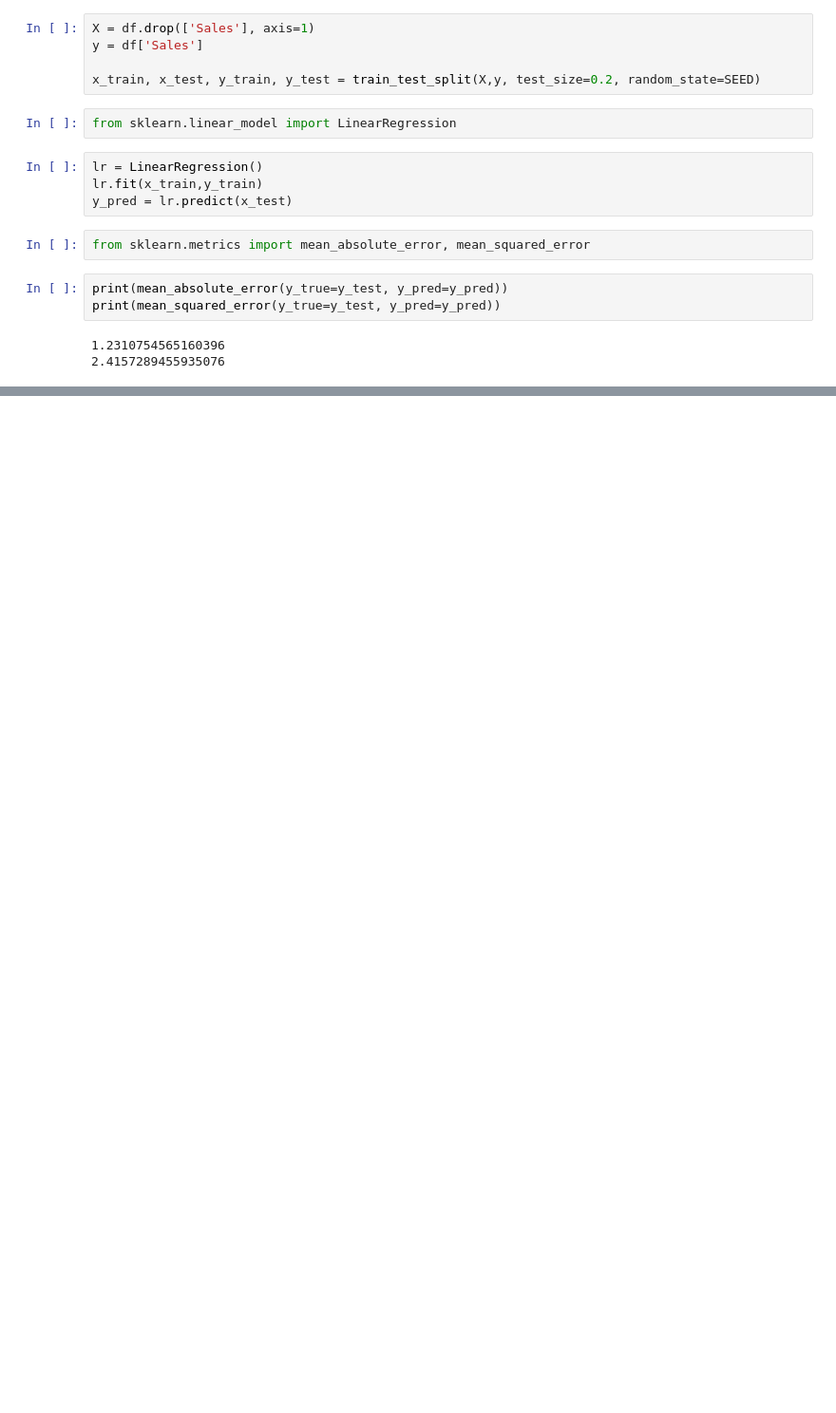
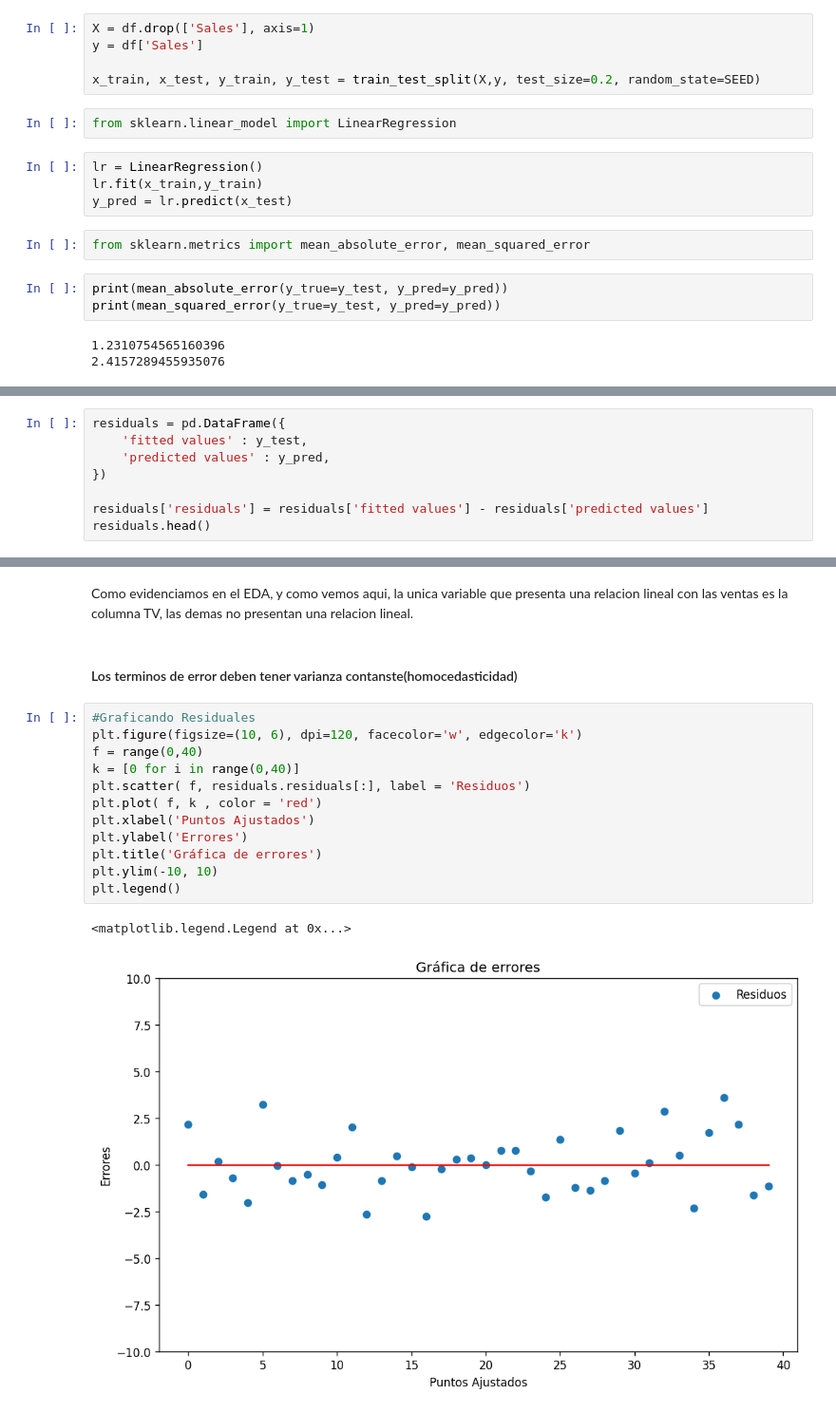
Before and after one commit to ForwardslashJP/Sales_Prediction, a Jupyter notebook: Sales_Prediction.ipynb, the cells around one changed output, grey strips where cells are left out. Shown: that part at 95% size. Saved outputs shown, nothing was run; the diff lists cells and outputs as text; blank space fills up the shorter version.

```diff
--- a/Sales_Prediction.ipynb
+++ b/Sales_Prediction.ipynb
@@ -44,0 +50,8 @@ print(mean_squared_error(y_true=y_test, y_pred=y_pred))
+# %%
+residuals = pd.DataFrame({
+    'fitted values' : y_test,
+    'predicted values' : y_pred,
+})
+
+residuals['residuals'] = residuals['fitted values'] - residuals['predicted values']
+residuals.head()
@@ -44,0 +76,19 @@ print(mean_squared_error(y_true=y_test, y_pred=y_pred))
+# %% [markdown]
+Como evidenciamos en el EDA, y como vemos aqui, la unica variable que presenta una relacion lineal con las ventas es la columna TV, las demas no presentan una relacion lineal.
+# %% [markdown]
+#### Los terminos de error deben tener varianza contanste(homocedasticidad)
+# %%
+#Graficando Residuales
+plt.figure(figsize=(10, 6), dpi=120, facecolor='w', edgecolor='k')
+f = range(0,40)
+k = [0 for i in range(0,40)]
+plt.scatter( f, residuals.residuals[:], label = 'Residuos')
+plt.plot( f, k , color = 'red')
+plt.xlabel('Puntos Ajustados')
+plt.ylabel('Errores')
+plt.title('Gráfica de errores')
+plt.ylim(-10, 10)
+plt.legend()
+# %% [output]
+<matplotlib.legend.Legend at 0x...>
+[figure, added]
```
Also changed, not shown: parts of 32 cells of this notebook.
